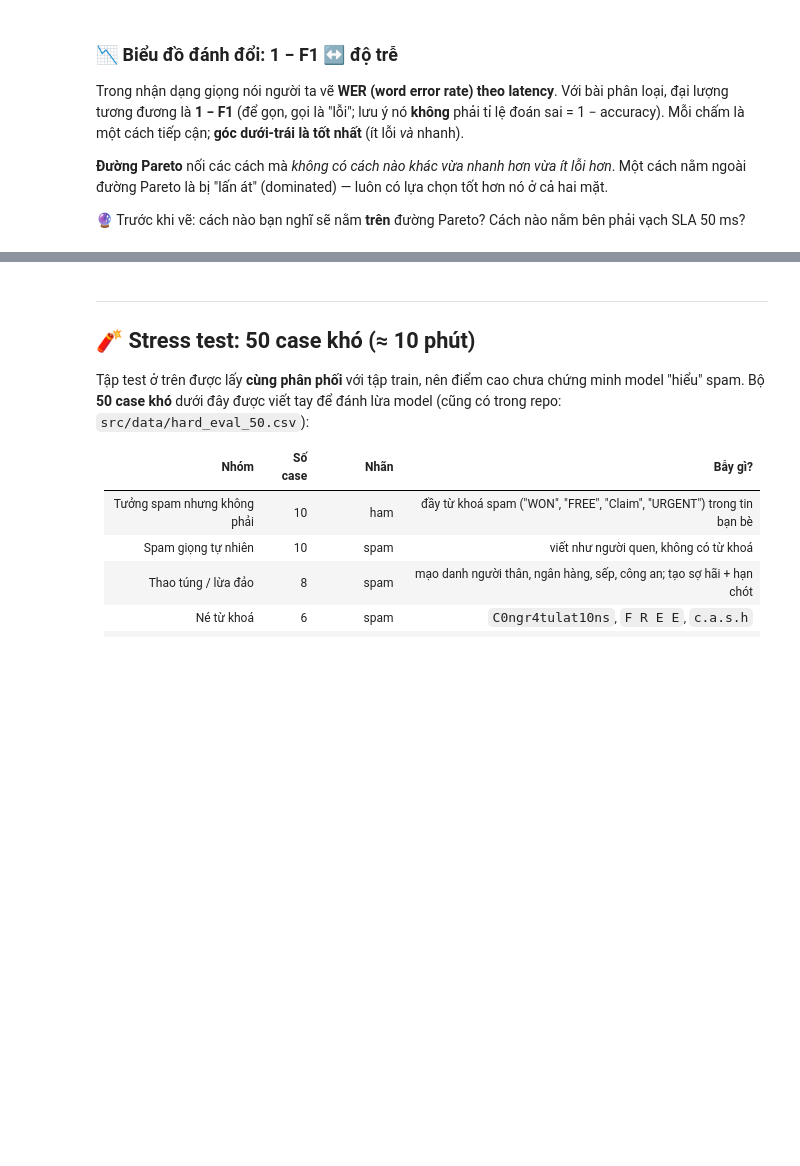
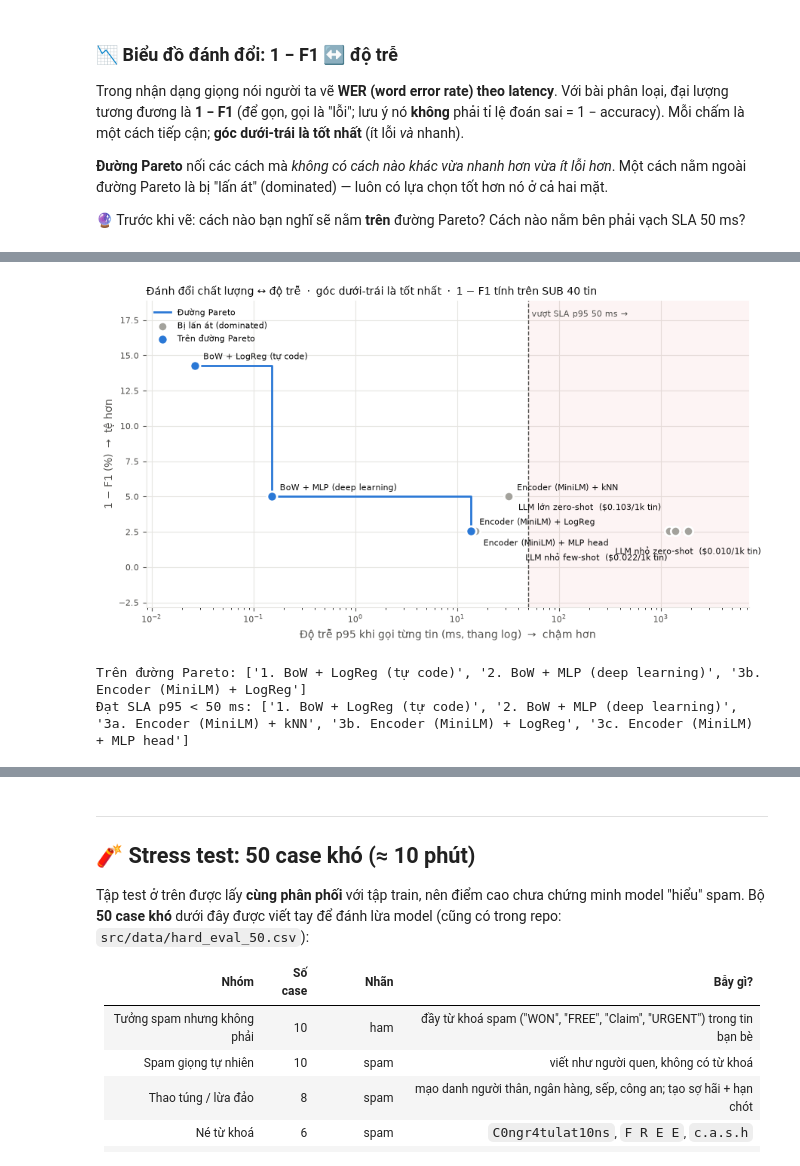
Before and after one commit to nganhduong123/K5-L3B-Day01-NguyenAnhDuong-2A202604087-LLMFoundation, a Jupyter notebook: report/individual/day01_lab.ipynb, the cells around one changed output, grey strips where cells are left out. Drawn from its saved outputs; the diff is of its cells as text; code cells hidden in the pictures; blank space fills up the shorter version.

```diff
--- a/report/individual/day01_lab.ipynb
+++ b/report/individual/day01_lab.ipynb
@@ -656,7 +650,6 @@ def cosine_similarity(a, b) -> float:
         return 0.0
 
     return float(np.dot(a, b) / (norm_a * norm_b))
-    raise NotImplementedError
 
 # 🧩 TODO 3.2 — Tìm k tin nhắn gần nghĩa nhất
 def top_k_similar(q, M, k: int = 5):
@@ -693,7 +686,6 @@ def top_k_similar(q, M, k: int = 5):
     idx = np.argsort(-scores)[:k]
 
     return idx, scores[idx]
-    raise NotImplementedError
 # %%
 def _t():
     assert abs(cosine_similarity([1, 0], [0, 1])) < 1e-9, "vuông góc → 0"
@@ -954,3 +954,10 @@ print(f"Provider = {LLM_PROVIDER} · model lớn = {OPENAI_MODEL} · model nhỏ
       if HAS_LLM else "⚠️ Không có key — các ô gọi API sẽ được bỏ qua")
 # %% [output]
 Provider = openai · model lớn = gpt-6.1-terra · model nhỏ = gpt-6-luna
+# %%
+
+# ⚙️ Ghi đè ngân sách token cho phân loại (cấu hình lab: 3 → phản hồi rỗng → parse_label=None → F1 = 0)
+# Với OpenAI + reasoning_effort="none": 3 token → content rỗng; từ ~5 token trở lên mới có nhãn. Một số tin/model mở đầu dài hơn → API trả lỗi 400 nếu quá ngắn; dùng 16 cho an toàn.
+# Ô kiểm tra mock 4.1/4.4 phía dưới vẫn tự đặt 3 để test đúng tham số truyền đi, rồi khôi phục.
+CLASSIFY_MAX_TOKENS = max(CLASSIFY_MAX_TOKENS, 16)
+print('CLASSIFY_MAX_TOKENS =', CLASSIFY_MAX_TOKENS)
@@ -1091,7 +1089,6 @@ def build_classification_prompt(text: str, examples: list[tuple[str, str]] | Non
     )
 
     return prompt
-    raise NotImplementedError
 
 # 🧩 TODO 4.3 — Đọc nhãn từ câu trả lời (LLM không phải lúc nào cũng nghe lời!)
 def parse_label(response: str) -> int | None:
@@ -1220,3 +1307,13 @@ def parse_label_v2(response):
 # %% [markdown]
 ---
 # Phần 5 — Tổng hợp & nộp bài (2:05 – 2:30)
+# %%
+from openai import OpenAI
+c = OpenAI()
+for n in (3, 5, 8, 16, 32):
+    kw = provider_kwargs(n)
+    r = c.chat.completions.create(
+        model=OPENAI_MINI_MODEL, temperature=0, top_p=1,
+        messages=[{"role": "user", "content": build_classification_prompt(sub_texts[0])}],
+        **kw)
+    print(n, r.choices[0].finish_reason, repr(r.choices[0].message.content))
@@ -1263,6 +1374,6 @@ predict("tradeoff", "...")
 # %%
 # ⚙️ Biểu đồ đánh đổi chất lượng ↔ độ trễ
-require_prediction("tradeoff")
+require_prediction("tradeoff", )
 ERR_COL = "f1_SUB"      # tập SUB (40 tin) để so được cả LLM. Đổi thành "f1" để xem trên toàn bộ test (bỏ qua hàng LLM)
 SLA_MS = 50
 names = [n for n in RESULTS if ERR_COL == "f1_SUB" or not n.startswith("4")]
@@ -1287,33 +1398,37 @@ ax.scatter(lat[pareto], err[pareto], s=90, color=BLUE, edgecolor="white", lw=2,
 ax.set_xscale("log"); ax.set_xlim(x_lo, x_hi); y_top = err.max() * 1.25 + 1; ax.set_ylim(bottom=min(0, err.min()) - 0.15 * y_top, top=y_top)
 
 ax.set_xlabel("Độ trễ p95 khi gọi từng tin (ms, thang log)  →  chậm hơn", color=MUTED)
 ax.set_ylabel("1 − F1 (%)  →  tệ hơn", color=MUTED)
 ax.set_title(f"Đánh đổi chất lượng ↔ độ trễ  ·  góc dưới-trái là tốt nhất  ·  1 − F1 tính trên {'SUB 40 tin' if ERR_COL == 'f1_SUB' else 'toàn bộ test'}",
              loc="left", fontsize=10, color=INK)
 ax.grid(True, which="major", color=GRID, lw=0.8); ax.set_axisbelow(True)
 for side in ["top", "right"]: ax.spines[side].set_visible(False)
 for side in ["left", "bottom"]: ax.spines[side].set_color(GRID)
 ax.tick_params(colors=MUTED, labelsize=8)
 ax.legend(frameon=False, fontsize=8, loc="upper left")
 plt.tight_layout()
 # Đặt nhãn trực tiếp cạnh từng chấm, thử nhiều vị trí để không đè nhau / không tràn khung
 fig.canvas.draw(); rend = fig.canvas.get_renderer(); ax_bb = ax.get_window_extent(rend); placed = [ax.get_legend().get_window_extent(rend)]
 cands = [(8, 6), (8, -14), (-8, 6), (-8, -14), (8, 20), (-8, 20), (8, -28), (-8, -28), (0, 14), (0, -22)]
 for i in np.argsort(lat):
     n = names[i]; usd = RESULTS[n]["usd_per_1k"]
     label = n.split(". ", 1)[-1] + (f"  (${usd:.3f}/1k tin)" if usd > 0 else "")
     for k, (dx, dy) in enumerate(cands):
         ann = ax.annotate(label, (lat[i], err[i]), xytext=(dx, dy), textcoords="offset points", fontsize=8, color=INK,
                           ha="left" if dx > 0 else ("right" if dx < 0 else "center"))
         bb = ann.get_window_extent(rend)
         fits = ax_bb.x0 <= bb.x0 and bb.x1 <= ax_bb.x1 and ax_bb.y0 <= bb.y0 and bb.y1 <= ax_bb.y1
         if (fits and not any(bb.overlaps(q) for q in placed)) or k == len(cands) - 1:
             placed.append(bb); break
         ann.remove()
 plt.tight_layout(); plt.show()
 
 print("Trên đường Pareto:", [names[i] for i in pareto])
 print("Đạt SLA p95 <", SLA_MS, "ms:", [n for n, l in zip(names, lat) if l < SLA_MS])
+# %% [output]
+[figure, added]
+Trên đường Pareto: ['1. BoW + LogReg (tự code)', '2. BoW + MLP (deep learning)', '3b. Encoder (MiniLM) + LogReg']
+Đạt SLA p95 < 50 ms: ['1. BoW + LogReg (tự code)', '2. BoW + MLP (deep learning)', '3a. Encoder (MiniLM) + kNN', '3b. Encoder (MiniLM) + LogReg', '3c. Encoder (MiniLM) + MLP head']
 # %% [markdown]
 **❓ Câu hỏi 5** (dùng biểu đồ của **bạn**)
 1. Cách nào nằm trên đường Pareto? Có khớp dự đoán không? Chọn một cách *bị lấn át* và chỉ ra cách nào lấn át nó.
```
Also changed, not shown: parts of 44 cells of this notebook.
